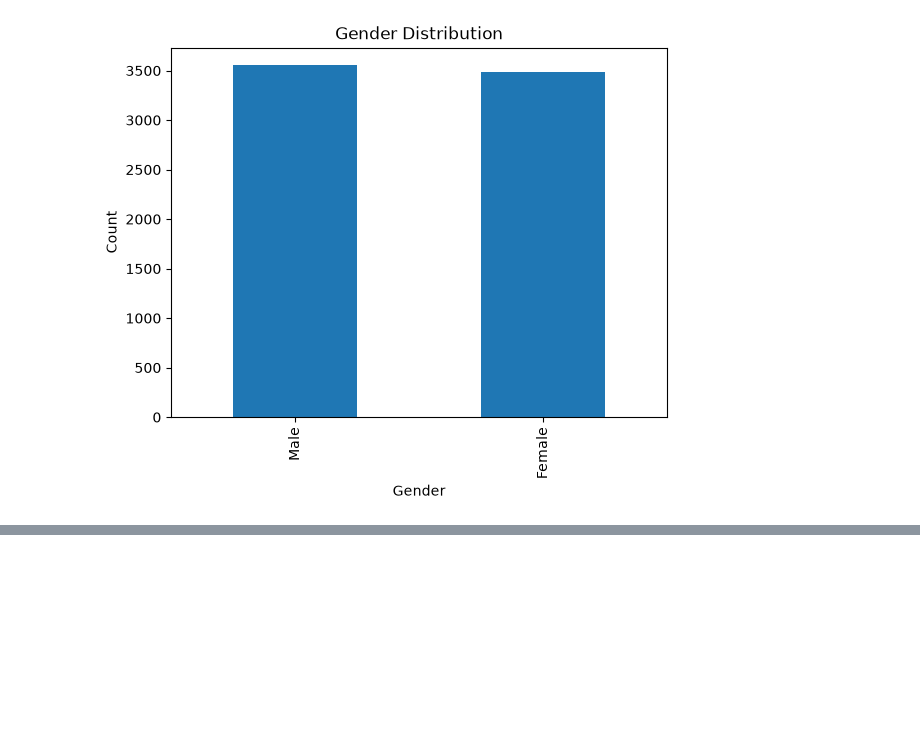
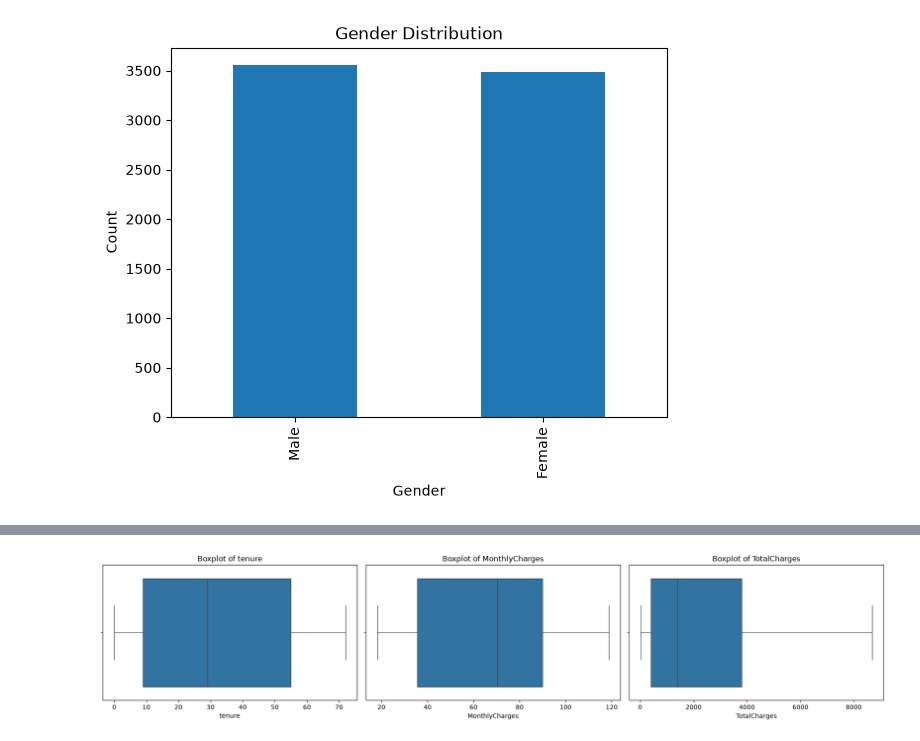
Before and after one commit to Moussa-Mohammed1/client-churn-prediction, a Jupyter notebook: notebooks/01_eda.ipynb, the cells around one changed output, grey strips where cells are left out. Saved outputs shown, nothing was run; the diff lists cells and outputs as text; code cells hidden in the pictures; blank space fills up the shorter version.

```diff
--- a/notebooks/01_eda.ipynb
+++ b/notebooks/01_eda.ipynb
@@ -130,0 +257,9 @@ plt.show()
+# %%
+fig, axes = plt.subplots(1, 3, figsize=(18, 4))
+for ax, col in zip(axes, num_features):
+    sns.boxplot(x=df[col], ax=ax)
+    ax.set_title(f'Boxplot of {col}')
+plt.tight_layout()
+plt.show()
+# %% [output]
+[figure, added]
```
Also changed, not shown: parts of 19 cells of this notebook.
